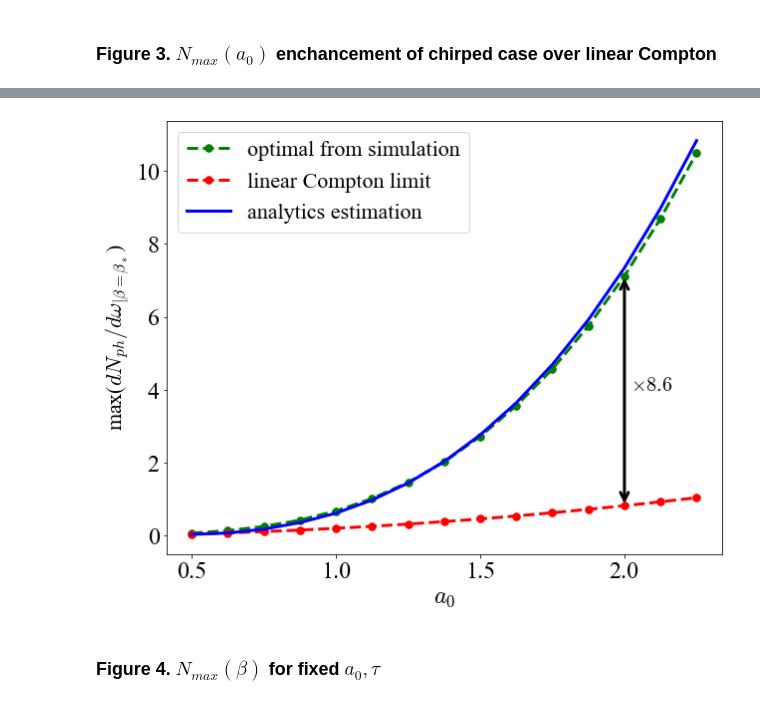
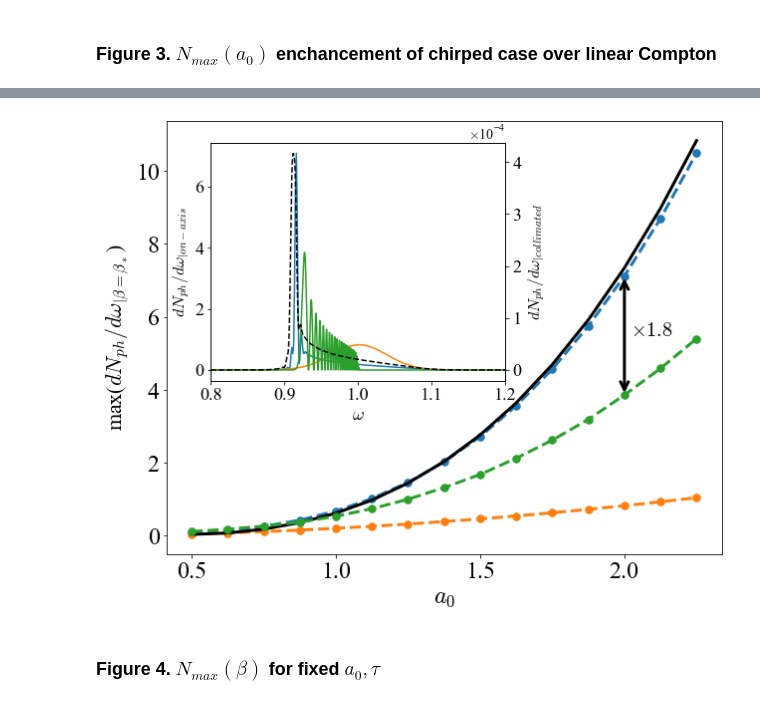
Before and after one commit to maxbalrog/optimal-chirp, a Jupyter notebook: plot_article_figures.ipynb, the cells around one changed output, grey strips where cells are left out. Drawn from its saved outputs; the diff is of its cells as text; code cells hidden in the pictures.

```diff
--- a/plot_article_figures.ipynb
+++ b/plot_article_figures.ipynb
@@ -30,6 +33,7 @@ folder_sim_tau_2 = 'data/simulation/tau_2'
 data = load_data_fixed_tau(folder_sim_tau_2)
 w_a0_list_tau_2, N_ph_a0_list_tau_2 = data[:2]
 beta_arr_tau_2, a0_arr_tau_2, N_max_beta_a0_tau_2, beta_optimal_tau_2 = data[2:]
+N_max_NCS_tau_2 = np.load(folder_sim_tau_2 + '/Nmax_NCS.npy')
 
 folder_th_tau_2 = 'data/analytics/tau_2'
 data = load_analytics_fixed_tau(folder_th_tau_2)
@@ -41,6 +45,7 @@ folder_sim_tau_4 = 'data/simulation/tau_4'
 data = load_data_fixed_tau(folder_sim_tau_4)
 w_a0_list_tau_4, N_ph_a0_list_tau_4 = data[:2]
 beta_arr_tau_4, a0_arr_tau_4, N_max_beta_a0_tau_4, beta_optimal_tau_4 = data[2:]
+N_max_NCS_tau_4 = np.load(folder_sim_tau_4 + '/Nmax_NCS.npy')
 
 folder_th_tau_4 = 'data/analytics/tau_4'
 data = load_analytics_fixed_tau(folder_th_tau_4)
@@ -52,12 +57,24 @@ folder_sim_tau_6 = 'data/simulation/tau_6'
 data = load_data_fixed_tau(folder_sim_tau_6)
 w_a0_list_tau_6, N_ph_a0_list_tau_6 = data[:2]
 beta_arr_tau_6, a0_arr_tau_6, N_max_beta_a0_tau_6, beta_optimal_tau_6 = data[2:]
+N_max_NCS_tau_6 = np.load(folder_sim_tau_6 + '/Nmax_NCS.npy')
 
 folder_th_tau_6 = 'data/analytics/tau_6'
 data = load_analytics_fixed_tau(folder_th_tau_6)
 beta_arr_th_tau_6, a0_arr_th_tau_6, beta_cusp_tau_6 = data[0], data[1], data[2]
 beta_Pe_tau_6, w_Pe_tau_6 = data[3], data[4]
 beta_Taylor_tau_6, w_Taylor_tau_6 = data[5], data[6]
+
+
+
+folder_optimal = 'data/simulation/optimal_spectra/tau_6'
+w_tau_6 = np.load(folder_optimal + '/w.npy')
+w_L_tau_6 = np.load(folder_optimal + '/w_L.npy')
+w_NCS_tau_6 = np.load(folder_optimal + '/w_NCS.npy')
+N_ph_tau_6 = np.load(folder_optimal + '/N_ph.npy')
+N_ph_NCS_tau_6 = np.load(folder_optimal + '/N_ph_NCS.npy')
+N_ph_linear_tau_6 = np.load(folder_optimal + '/N_ph_linear.npy')
+N_ph_collimated_tau_6 = np.load(folder_optimal + '/N_ph_w_L_collimated.npy')
 # %% [markdown]
 ### Figure 1. Spectral gauss laser pulses and their spectra for different chirp parameters
 # %%
@@ -68,7 +85,7 @@ traj = Trajectory(u0, r0)
 tau = 2 * np.pi    # Pulse duration
 a0 = 1.5             # Pulse amplitude
 mode = 'gauss_spectral'   # Temporal envelope
-beta_arr = [0, 2, 4]            # Chirp parameter
+beta_arr = [0, 4]            # Chirp parameter
 polarization = 'circular'
 wb = [0.,1.5]
 
@@ -166,52 +275,46 @@ plt.show()
 # %%
 # Plot N_max(a0) for optimal beta parameters from numerics and analytics
-tau = 6*np.pi
-
-if tau == 6*np.pi:
-    a0_arr = a0_arr_tau_6.copy()
-    beta_arr = beta_arr_tau_6.copy()
-    beta_arr_th = beta_arr_th_tau_6
-    N_max_beta_a0 = N_max_beta_a0_tau_6.copy()
-    a0_arr_th = a0_arr_th_tau_6.copy()
-    beta_optimal = beta_optimal_tau_6.copy()
-
-beta_cusp, _ = solve_cusp_equation_for_a0_arr(beta_arr_th, a0_arr, tau)
-beta_Pe, w_Pe, _ = solve_Pearcey_max_equation_for_a0_arr(beta_arr_th, a0_arr, tau)
-beta_Taylor, w_Taylor = calculate_Taylor_correction_for_a0_arr(beta_Pe, w_Pe, a0_arr, tau)
-
-tau_eff_cusp = tau * np.sqrt(1 + beta_cusp**2)
-w_cusp = 1 - np.sqrt(2)*beta_cusp/tau_eff_cusp
-
-data = collect_Nmax_arrays(a0_arr, tau, beta_Pe, w_Pe, beta_optimal,
-                           beta_arr, N_max_beta_a0)
-Nmax_linear, Nmax_optimal, Nmax_estimation = data
-Nmax_linear_norm = Nmax_linear / Nmax_linear
-Nmax_optimal_norm = Nmax_optimal / Nmax_linear
-Nmax_estimation_norm = Nmax_estimation / Nmax_linear
-
-
-a0 = 2
-idx = np.where(np.isclose(a0_arr, a0))[0][0]
-increase = Nmax_optimal[idx] / Nmax_linear[idx]
-print(increase)
-
-
-fig, ax = plt.subplots(figsize=(10,8))
-plt.plot(a0_arr, Nmax_optimal, '--.', color='green', linewidth=3, markersize=15, label='optimal from simulation')
-plt.plot(a0_arr, Nmax_linear, '--.', color='red', linewidth=3, markersize=15, label='linear Compton limit')
-plt.plot(a0_arr, Nmax_estimation, '-', color='blue', linewidth=3, label='analytics estimation')
+fig = plt.figure(figsize=(10,8))
+ax = fig.gca()
+plt.plot(a0_arr, Nmax_optimal, '--.', color='tab:blue', linewidth=3, markersize=15, label='optimal from simulation')
+plt.plot(a0_arr, Nmax_linear, '--.', color='tab:orange', linewidth=3, markersize=15, label='linear Compton limit')
+plt.plot(a0_arr, Nmax_estimation, '-', color='black', linewidth=3, label='analytics estimation')
+plt.plot(a0_arr, Nmax_NCS, '--.', color='tab:green', linewidth=3, markersize=15, label='NCS')
 # plt.title('$\\tau = 6\pi$', fontsize=20)
 
-ax.annotate('', xy=(a0,Nmax_optimal[idx]), xytext=(a0,Nmax_linear[idx]),
+ax.annotate('', xy=(a0,Nmax_optimal[idx]), xytext=(a0,Nmax_NCS[idx]),
             arrowprops={'arrowstyle':'<->', 'lw':3, 'color':'black', 'ls':'-',
                         'mutation_scale':20})
-plt.text(a0+0.02, 0.5*(Nmax_optimal[idx] + Nmax_linear[idx]),
-         '$\\times 8.6$', fontsize=20)
+plt.text(a0+0.02, 0.5*(Nmax_optimal[idx] + Nmax_NCS[idx]),
+         '$\\times 1.8$', fontsize=20)
 
 plt.xlabel('$a_0$', fontsize=24)
 plt.ylabel('max($d N_{ph}/d\omega_{|\\beta=\\beta_*}$)', fontsize=22)
-plt.legend(loc='best', fontsize=22)
+# plt.legend(loc='best', fontsize=22)
 plt.xticks([0.5, 1, 1.5, 2], fontsize=24)
 plt.yticks(fontsize=24)
+
+zoom_ax = ax.inset_axes([0.08, .4, 0.53, .55])
+
+zoom_ax.plot(w, N_ph, color='tab:blue')
+zoom_ax.plot(w, N_ph_linear, color='tab:orange')
+zoom_ax.plot(w_NCS, N_ph_NCS, color='tab:green')
+zoom_ax.set_xlim([0.8,1.2])
+zoom_ax.set_xlabel('$\omega$', fontsize=18)
+zoom_ax.set_ylabel('$dN_{ph}/d\omega_{|on-axis}$', fontsize=16)
+zoom_ax.set_xticks([0.8, 0.9, 1.0, 1.1, 1.2], fontsize=16)
+zoom_ax.set_yticks([0, 2, 4, 6], fontsize=16)
+zoom_ax.tick_params(axis='both', which='major', labelsize=18)
+
+twin_ax = zoom_ax.twinx()
+twin_ax.set_xlim(zoom_ax.get_xlim())
+
+twin_ax.plot(w_L, N_ph_collimated, '--', color='black')
+twin_ax.ticklabel_format(axis='y', style='sci', scilimits=(0,0), useMathText=True)
+twin_ax.set_ylabel('$dN_{ph}/d\omega_{|collimated}$', fontsize=16)
+twin_ax.tick_params(axis='y', which='major', labelsize=18)
+twin_ax.yaxis.offsetText.set_fontsize(14)
+
+
 plt.show()
 # %% [output]
@@ -219,4 +321,4 @@ plt.show()
-[figure, old version]
+[figure, new version]
 # %% [markdown]
 ### Figure 4. $N_{max} (\beta)$ for fixed $a_0, \tau$
 # %%
```
Also changed, not shown: parts of 34 cells of this notebook, 12 other files.
